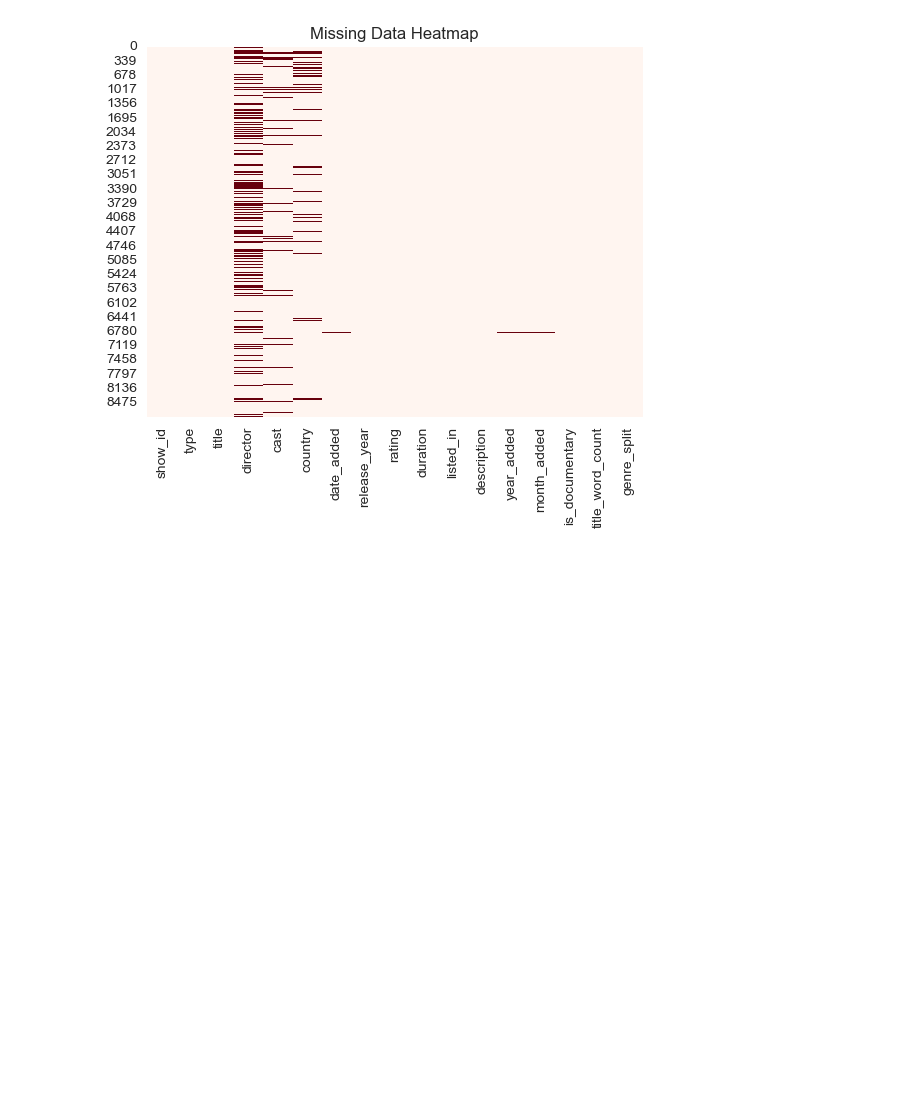
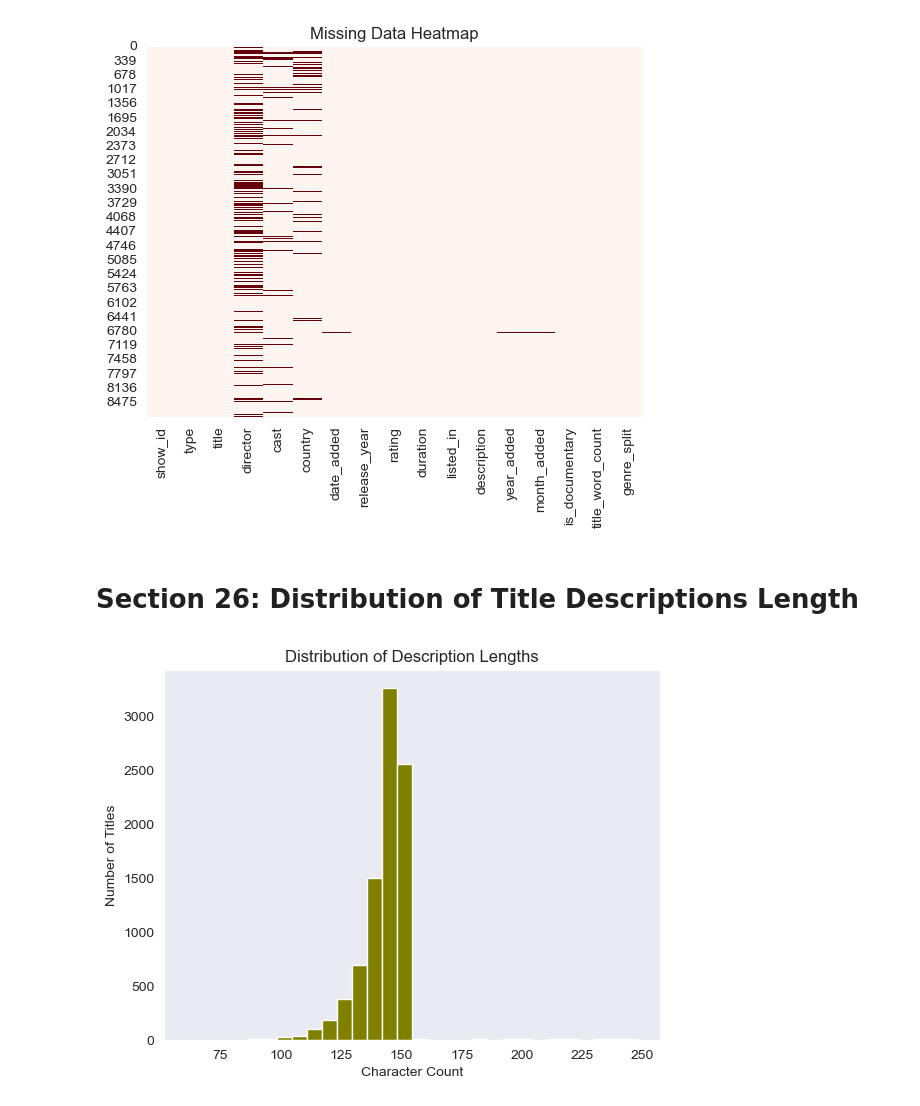
Before and after one commit to aghabidareh/NetflixAnalyzer, a Jupyter notebook: main.ipynb, the cells around one changed output. Drawn from its saved outputs; the diff is of its cells as text; code cells hidden in the pictures; blank space fills up the shorter version.

Commit message:
plots-and-graphs

```diff
--- a/main.ipynb
+++ b/main.ipynb
@@ -394,3 +394,16 @@ plt.title('Missing Data Heatmap')
 plt.show()
 # %% [output]
 [figure]
+# %% [markdown]
+# Section 26: Distribution of Title Descriptions Length
+# %%
+# Number of characters in description
+df['desc_len'] = df['description'].str.len()
+df['desc_len'].hist(bins=30, color='olive')
+plt.title('Distribution of Description Lengths')
+plt.xlabel('Character Count')
+plt.ylabel('Number of Titles')
+plt.grid()
+plt.show()
+# %% [output]
+[figure, added]
```
